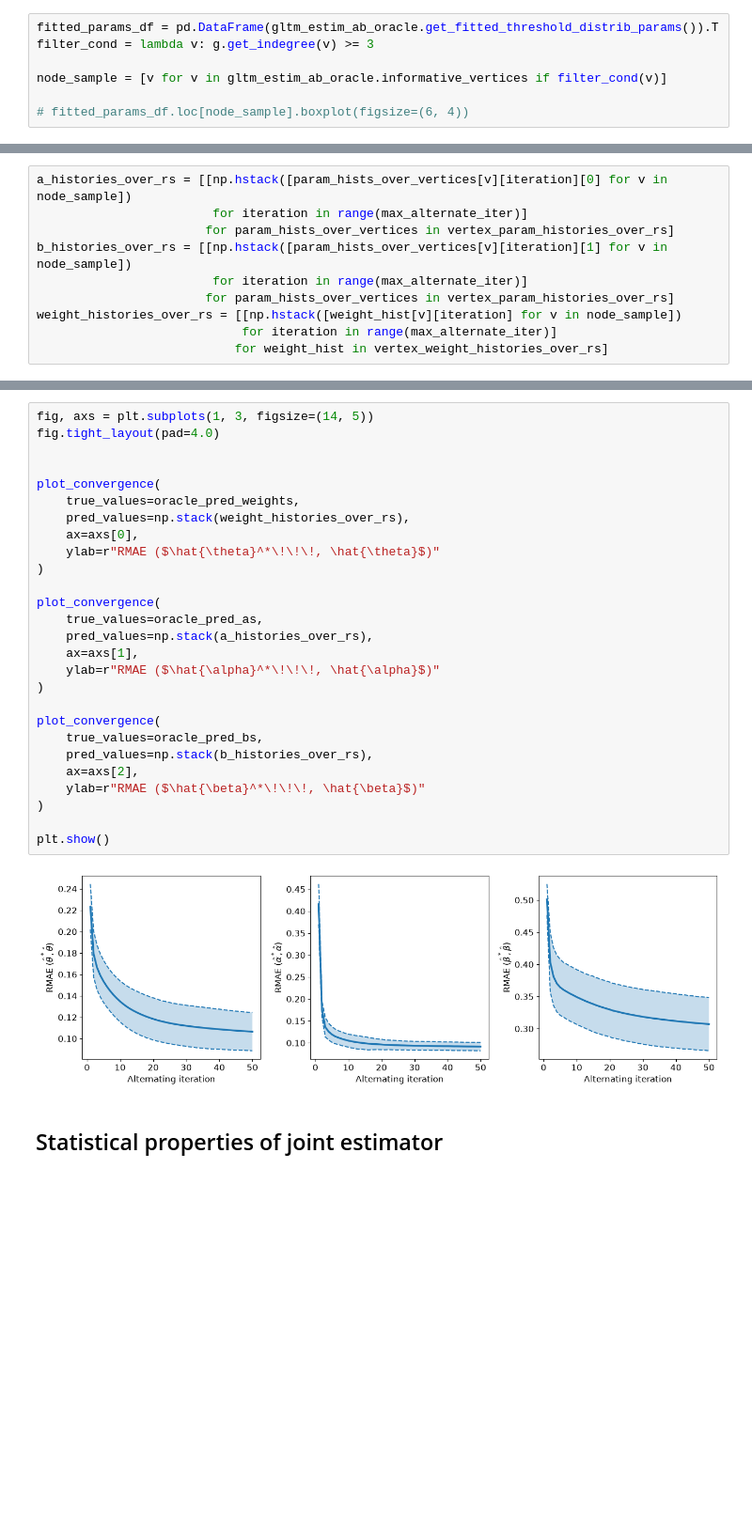
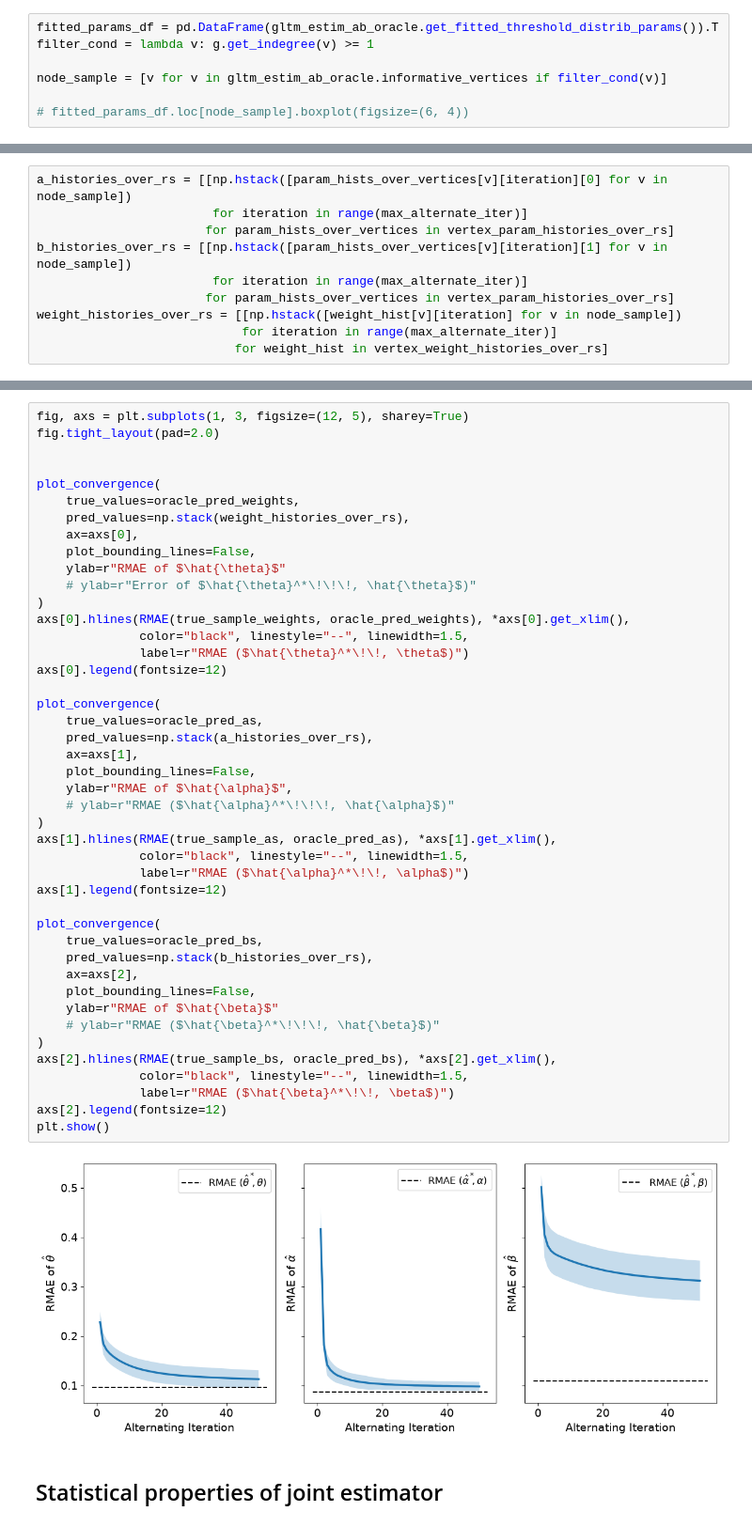
Before and after one commit to AlexanderKagan/gltm_experiments, a Jupyter notebook: additional_experiments/joint_weight_threshold_estimation.ipynb, the cells around one changed output, grey strips where cells are left out. Shown at 94% size. Drawn from its saved outputs; the diff is of its cells as text; blank space fills up the shorter version.

```diff
--- a/additional_experiments/joint_weight_threshold_estimation.ipynb
+++ b/additional_experiments/joint_weight_threshold_estimation.ipynb
@@ -179,6 +183,6 @@ def plot_convergence(
 # %%
 fitted_params_df = pd.DataFrame(gltm_estim_ab_oracle.get_fitted_threshold_distrib_params()).T
-filter_cond = lambda v: g.get_indegree(v) >= 3
+filter_cond = lambda v: g.get_indegree(v) >= 1
 
 node_sample = [v for v in gltm_estim_ab_oracle.informative_vertices if filter_cond(v)]
 
@@ -211,32 +215,49 @@ weight_histories_over_rs = [[np.hstack([weight_hist[v][iteration] for v in node_
 # %%
-fig, axs = plt.subplots(1, 3, figsize=(14, 5))
-fig.tight_layout(pad=4.0)
+fig, axs = plt.subplots(1, 3, figsize=(12, 5), sharey=True)
+fig.tight_layout(pad=2.0)
 
 
 plot_convergence(
     true_values=oracle_pred_weights,
     pred_values=np.stack(weight_histories_over_rs),
     ax=axs[0],
-    ylab=r"RMAE ($\hat{\theta}^*\!\!\!, \hat{\theta}$)"
+    plot_bounding_lines=False,
+    ylab=r"RMAE of $\hat{\theta}$"
+    # ylab=r"Error of $\hat{\theta}^*\!\!\!, \hat{\theta}$)"
 )
+axs[0].hlines(RMAE(true_sample_weights, oracle_pred_weights), *axs[0].get_xlim(),
+              color="black", linestyle="--", linewidth=1.5,
+              label=r"RMAE ($\hat{\theta}^*\!\!, \theta$)")
+axs[0].legend(fontsize=12)
 
 plot_convergence(
     true_values=oracle_pred_as,
     pred_values=np.stack(a_histories_over_rs),
     ax=axs[1],
-    ylab=r"RMAE ($\hat{\alpha}^*\!\!\!, \hat{\alpha}$)"
+    plot_bounding_lines=False,
+    ylab=r"RMAE of $\hat{\alpha}$",
+    # ylab=r"RMAE ($\hat{\alpha}^*\!\!\!, \hat{\alpha}$)"
 )
+axs[1].hlines(RMAE(true_sample_as, oracle_pred_as), *axs[1].get_xlim(),
+              color="black", linestyle="--", linewidth=1.5,
+              label=r"RMAE ($\hat{\alpha}^*\!\!, \alpha$)")
+axs[1].legend(fontsize=12)
 
 plot_convergence(
     true_values=oracle_pred_bs,
     pred_values=np.stack(b_histories_over_rs),
     ax=axs[2],
-    ylab=r"RMAE ($\hat{\beta}^*\!\!\!, \hat{\beta}$)"
+    plot_bounding_lines=False,
+    ylab=r"RMAE of $\hat{\beta}$"
+    # ylab=r"RMAE ($\hat{\beta}^*\!\!\!, \hat{\beta}$)"
 )
-
+axs[2].hlines(RMAE(true_sample_bs, oracle_pred_bs), *axs[2].get_xlim(),
+              color="black", linestyle="--", linewidth=1.5,
+              label=r"RMAE ($\hat{\beta}^*\!\!, \beta$)")
+axs[2].legend(fontsize=12)
 plt.show()
 # %% [output]
-[figure, old version]
+[figure, new version]
 # %% [markdown]
 ## Statistical properties of joint estimator
 # %%
```
Also changed, not shown: parts of 5 cells of this notebook.
